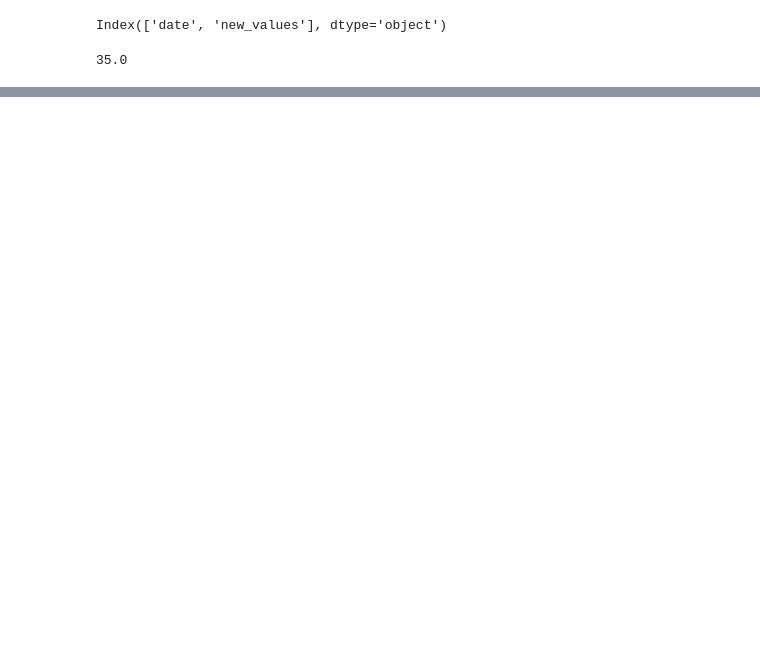
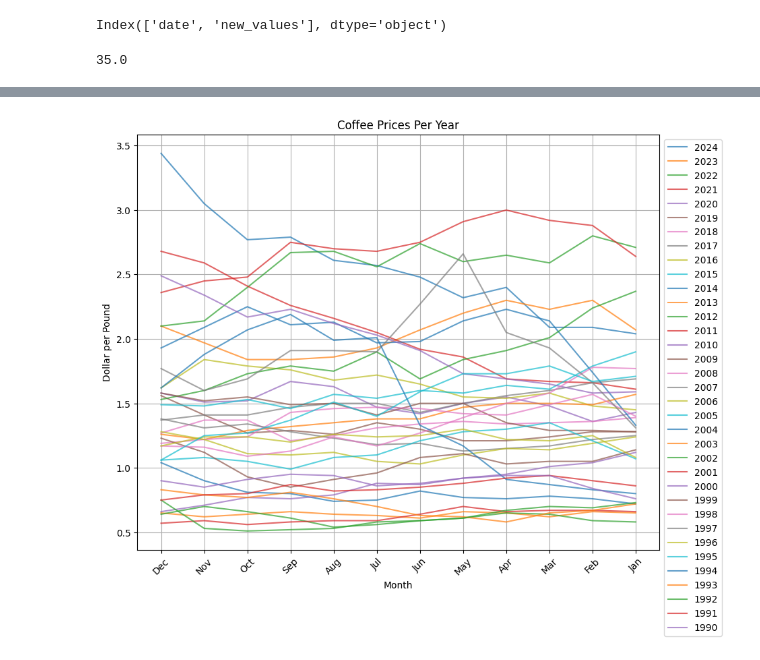
Before and after one commit to JConrad35/Coffee-Price-Prediction, a Jupyter notebook: Coffee-Price-Prediction.ipynb, the cells around one changed output, grey strips where cells are left out. Drawn from its saved outputs; the diff is of its cells as text; code cells hidden in the pictures; blank space fills up the shorter version.

```diff
--- a/Coffee-Price-Prediction.ipynb
+++ b/Coffee-Price-Prediction.ipynb
@@ -193,0 +196,26 @@ for i in range(int(df_yearly)):
+# %%
+import matplotlib.pyplot as plt
+import pandas as pd
+
+a = 0
+years = list(range(2024, 1989, -1))
+
+plt.figure(figsize=(10, 8))  # Create a single figure
+
+for i in range(int(df_yearly)):
+    data = df[a:a + 12].copy()  # Select 12 months of data
+    data['month'] = pd.to_datetime(data['date']).dt.strftime('%b')  # Extract month name
+
+    plt.plot(data['month'], data['new_values'], label=f'{years[i]}', alpha=0.7)  # Plot with transparency
+    a += 12
+
+plt.xlabel('Month')
+plt.ylabel('Dollar per Pound')
+plt.title('Coffee Prices Per Year')
+plt.legend(loc='upper left', bbox_to_anchor=(1, 1))  # Move legend outside
+plt.grid(True)  # Add grid for better readability
+plt.xticks(rotation=45)  # Rotate x-axis labels for clarity
+
+plt.show()
+# %% [output]
+[figure, added]
```
Also changed, not shown: parts of 15 cells of this notebook.
